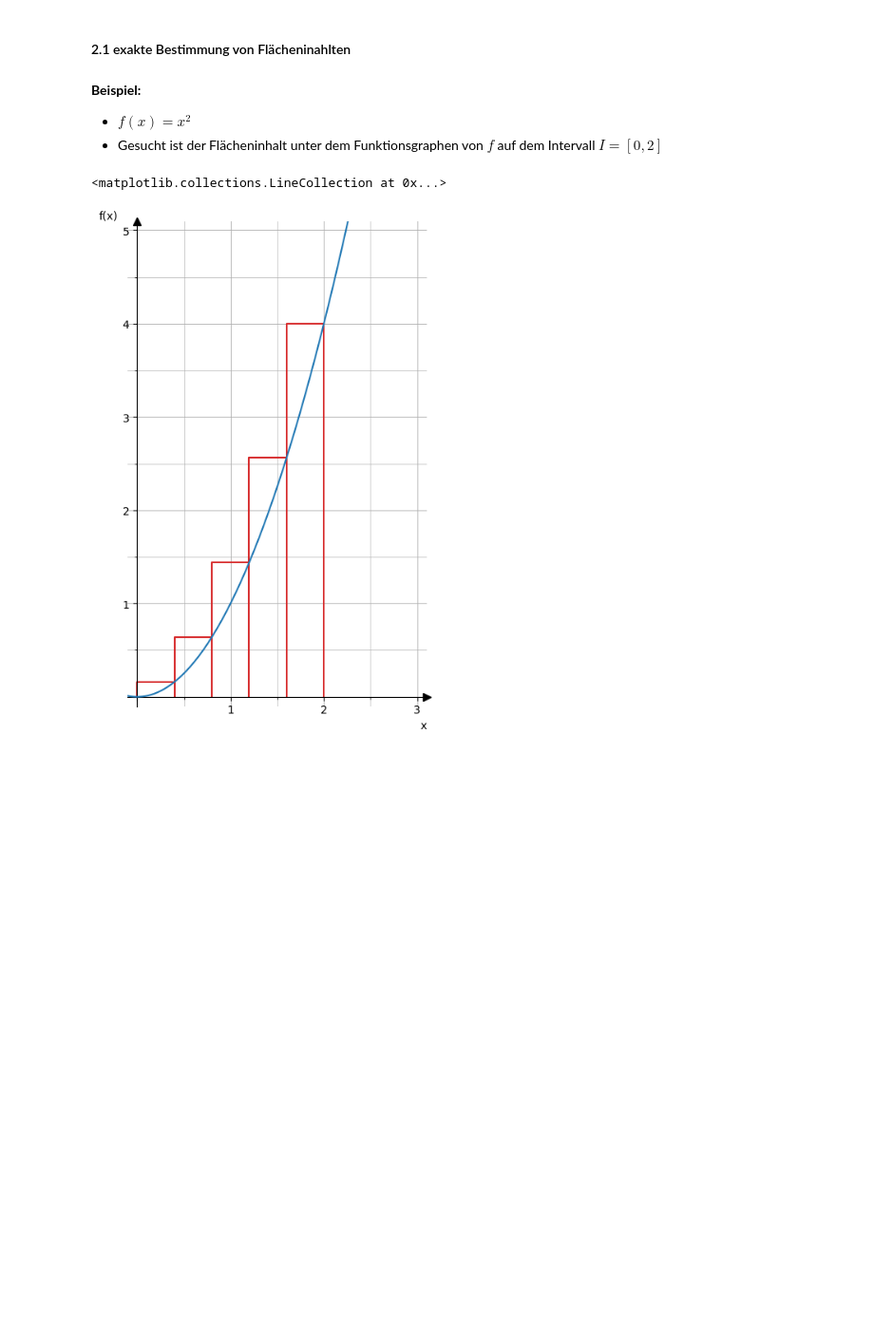
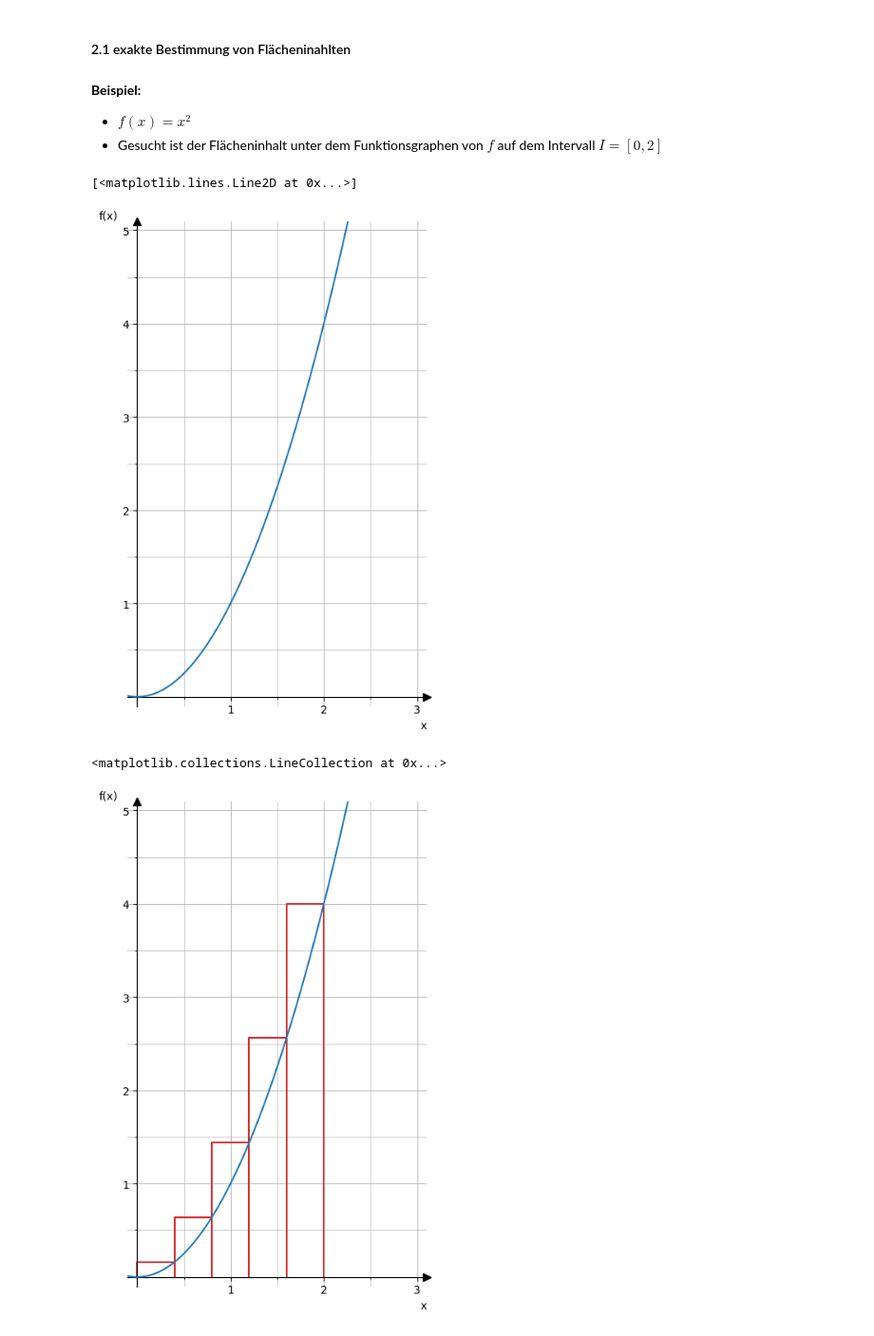
Before and after one commit to MHundi/Mathe_KS, a Jupyter notebook: 1_Analysis_KS/3_Integralrechnung/2_Das_Integral.ipynb, the cells around one changed output. Shown: that part at 95% size. Cells and saved outputs as stored; diff of their text form; code cells hidden in the pictures; blank space fills up the shorter version.

```diff
--- a/1_Analysis_KS/3_Integralrechnung/2_Das_Integral.ipynb
+++ b/1_Analysis_KS/3_Integralrechnung/2_Das_Integral.ipynb
@@ -7,6 +7,63 @@
 
 - $f(x)=x^2$
 - Gesucht ist der Flächeninhalt unter dem Funktionsgraphen von $f$ auf dem Intervall $I=[0, 2]$
+# %%
+import numpy as np
+import matplotlib.pyplot as plt
+from matplotlib.ticker import AutoMinorLocator, MultipleLocator, FuncFormatter
+
+# Defintionsmenge und Funktion
+# ----------------------------
+a= -0.1 # untere x-Intervallgrenze
+b= 3.1 # obere x-Intervallgrenze
+c = -0.1# untere y-Intervallgrenze
+d = 5.1 # obere y-Intervallgrenze
+x = np.linspace(a, b,1000)
+y1=x**2
+# ----------------------------
+
+# Einstellung des Graphen
+fig=plt.figure(figsize=(8,8))
+ax= fig.add_subplot(1,1,1, aspect =1)
+
+# Definiton der Haupteinheiten, reele Zahlen ohne die 0
+def major_tick(x, pos):
+    if x==0:
+        return ""
+    return int(x)
+
+# Achsenskalierung
+ax.xaxis.set_major_locator(MultipleLocator(1))
+ax.xaxis.set_minor_locator(AutoMinorLocator(2))
+ax.yaxis.set_major_locator(MultipleLocator(1))
+ax.yaxis.set_minor_locator(AutoMinorLocator(2))
+ax.xaxis.set_major_formatter(FuncFormatter(major_tick))
+ax.yaxis.set_major_formatter(FuncFormatter(major_tick))
+
+# Position der Achsen im Schaubild
+ax.spines[['top','right']].set_visible(False)
+ax.spines[['bottom','left']].set_position('zero')
+
+# Pfeile für die Achsen
+ax.plot((1),(0), ls="", marker= ">", ms=7, color="k", transform=ax.get_yaxis_transform(), clip_on=False)
+ax.plot((0),(1), ls="", marker= "^", ms=7, color="k", transform=ax.get_xaxis_transform(), clip_on=False)
+
+# Achsenlänge und Beschriftung
+ax.set_xlim(a,b)
+ax.set_ylim(c, d)
+ax.set_xlabel("x", loc="right")
+ax.set_ylabel("f(x)", loc="top", rotation=0)
+
+# Kästchen
+ax.grid(linestyle="-", which="major",linewidth=0.7, zorder=-10)
+ax.grid(linestyle="-", which="minor",linewidth=0.5, zorder=-10)
+
+# Plot der Funktion
+ax.plot(x,y1, zorder=10)
+#plt.show()
+# %% [output]
+[<matplotlib.lines.Line2D at 0x...>]
+[figure, added]
 # %%
 import numpy as np
 import matplotlib.pyplot as plt
```
